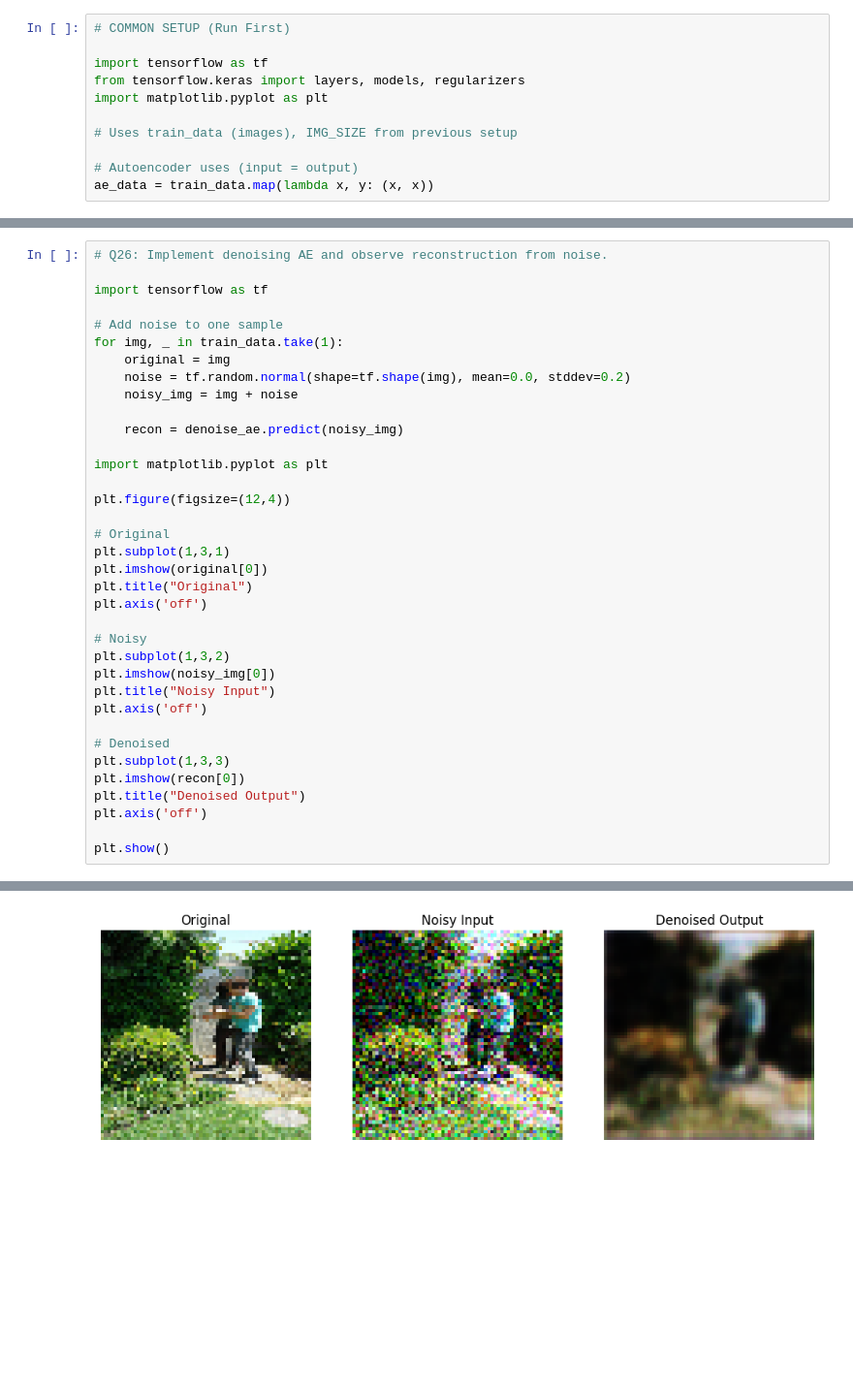
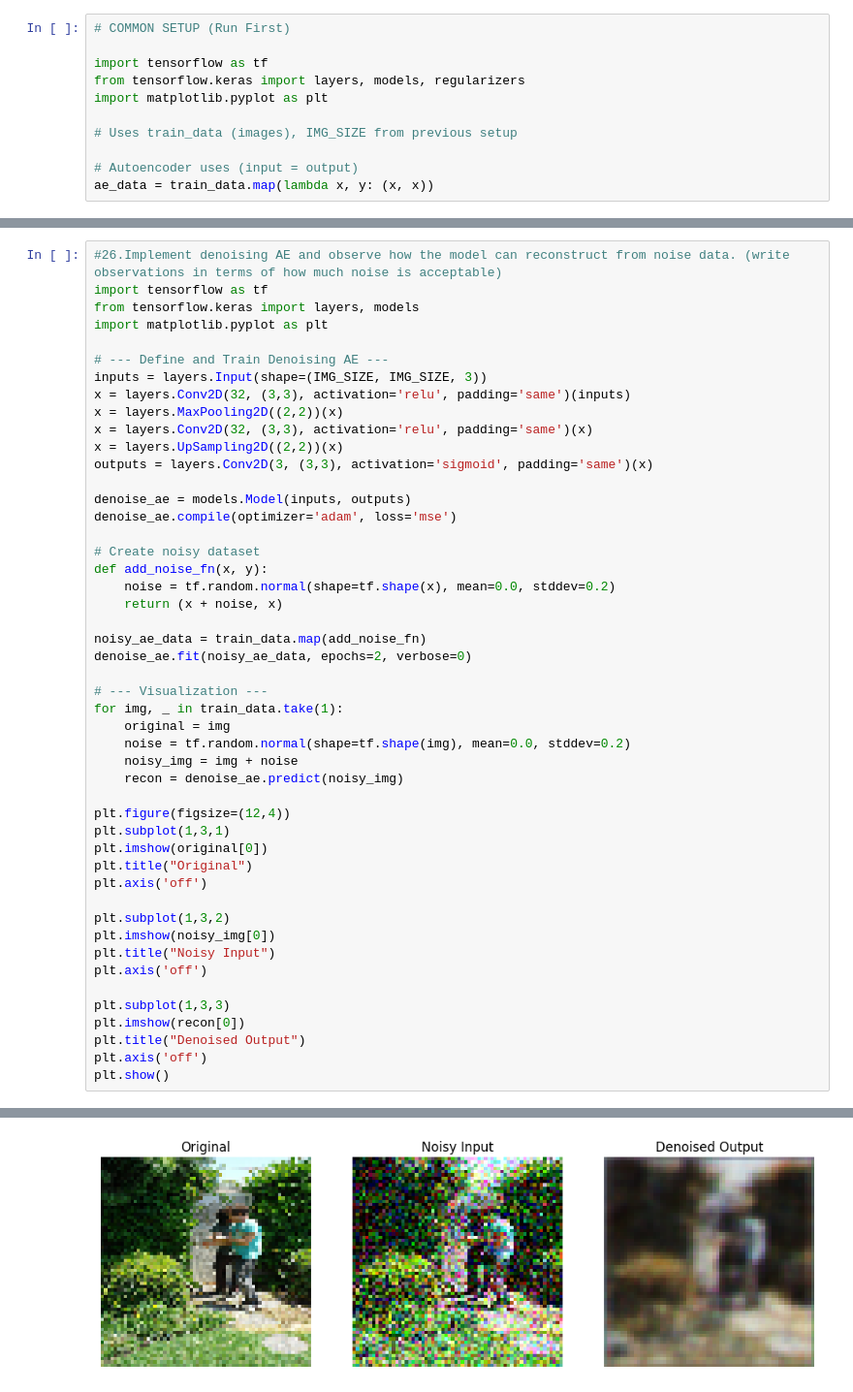
Before and after one commit to Praharshita1275/deep_learning_practice, a Jupyter notebook: DL_assignment.ipynb, the cells around one changed output, grey strips where cells are left out. Shown at 97% size. Cells and saved outputs as stored; diff of their text form; blank space fills up the shorter version.

```diff
--- a/DL_assignment.ipynb
+++ b/DL_assignment.ipynb
@@ -1243,37 +1352,49 @@ WARNING:tensorflow:5 out of the last 8 calls to <function TensorFlowTrainer.make
 # %%
-# Q26: Implement denoising AE and observe reconstruction from noise.
+#26.Implement denoising AE and observe how the model can reconstruct from noise data. (write observations in terms of how much noise is acceptable)
+import tensorflow as tf
+from tensorflow.keras import layers, models
+import matplotlib.pyplot as plt
 
-import tensorflow as tf
+# --- Define and Train Denoising AE ---
+inputs = layers.Input(shape=(IMG_SIZE, IMG_SIZE, 3))
+x = layers.Conv2D(32, (3,3), activation='relu', padding='same')(inputs)
+x = layers.MaxPooling2D((2,2))(x)
+x = layers.Conv2D(32, (3,3), activation='relu', padding='same')(x)
+x = layers.UpSampling2D((2,2))(x)
+outputs = layers.Conv2D(3, (3,3), activation='sigmoid', padding='same')(x)
 
-# Add noise to one sample
+denoise_ae = models.Model(inputs, outputs)
+denoise_ae.compile(optimizer='adam', loss='mse')
+
+# Create noisy dataset
+def add_noise_fn(x, y):
+    noise = tf.random.normal(shape=tf.shape(x), mean=0.0, stddev=0.2)
+    return (x + noise, x)
+
+noisy_ae_data = train_data.map(add_noise_fn)
+denoise_ae.fit(noisy_ae_data, epochs=2, verbose=0)
+
+# --- Visualization ---
 for img, _ in train_data.take(1):
     original = img
     noise = tf.random.normal(shape=tf.shape(img), mean=0.0, stddev=0.2)
     noisy_img = img + noise
-
     recon = denoise_ae.predict(noisy_img)
 
-import matplotlib.pyplot as plt
-
 plt.figure(figsize=(12,4))
-
-# Original
 plt.subplot(1,3,1)
 plt.imshow(original[0])
 plt.title("Original")
 plt.axis('off')
 
-# Noisy
 plt.subplot(1,3,2)
 plt.imshow(noisy_img[0])
 plt.title("Noisy Input")
 plt.axis('off')
 
-# Denoised
 plt.subplot(1,3,3)
 plt.imshow(recon[0])
 plt.title("Denoised Output")
 plt.axis('off')
-
 plt.show()
 # %% [output]
@@ -1283 +1403 @@ WARNING:matplotlib.image:Clipping input data to the valid range for imshow with
-[figure, old version]
+[figure, new version]
```
Also changed, not shown: parts of 51 cells of this notebook.
